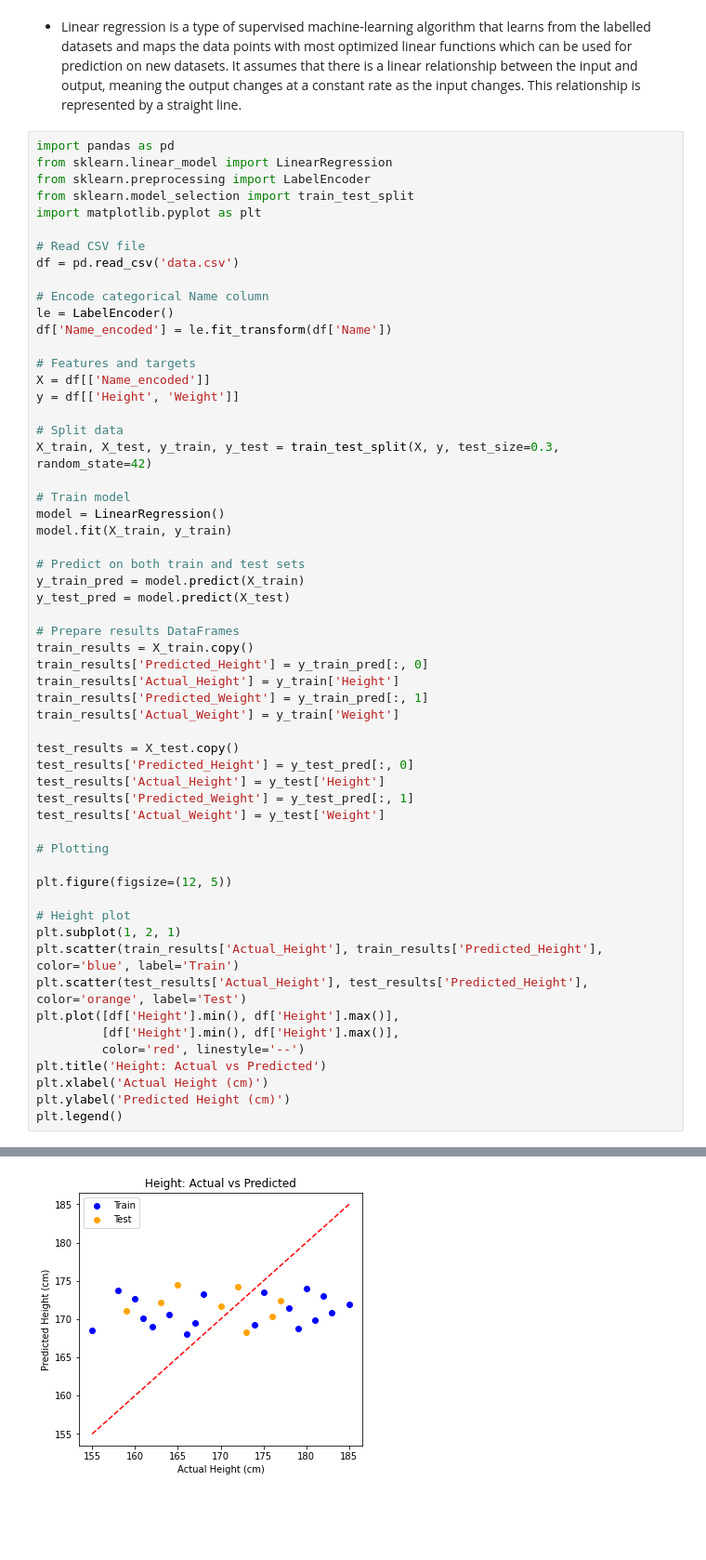
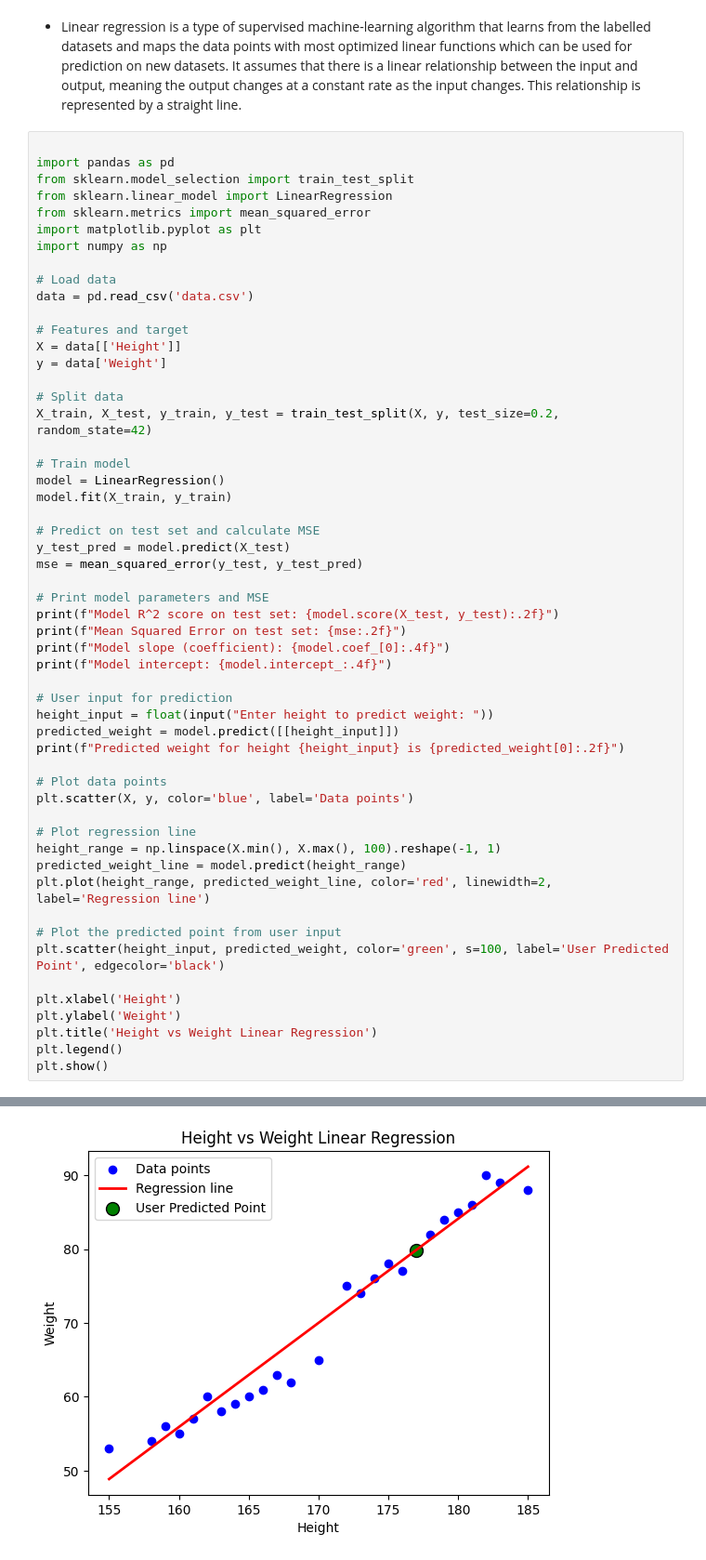
Before and after one commit to abhinavomanakuttan/KTU-LAB-WORKS, a Jupyter notebook: AI & ML LAB/Lab2/linear regeression.ipynb, the cells around one changed output, grey strips where cells are left out. Shown at 93% size. Drawn from its saved outputs; the diff is of its cells as text; blank space fills up the shorter version.

```diff
--- a/AI & ML LAB/Lab2/linear regeression.ipynb
+++ b/AI & ML LAB/Lab2/linear regeression.ipynb
@@ -3,60 +3,57 @@
 # %% [markdown]
 * Linear regression is a type of supervised machine-learning algorithm that learns from the labelled datasets and maps the data points with most optimized linear functions which can be used for prediction on new datasets. It assumes that there is a linear relationship between the input and output, meaning the output changes at a constant rate as the input changes. This relationship is represented by a straight line.
 # %%
+
 import pandas as pd
+from sklearn.model_selection import train_test_split
 from sklearn.linear_model import LinearRegression
-from sklearn.preprocessing import LabelEncoder
-from sklearn.model_selection import train_test_split
+from sklearn.metrics import mean_squared_error
 import matplotlib.pyplot as plt
+import numpy as np
 
-# Read CSV file
-df = pd.read_csv('data.csv')
+# Load data
+data = pd.read_csv('data.csv')
 
-# Encode categorical Name column
-le = LabelEncoder()
-df['Name_encoded'] = le.fit_transform(df['Name'])
-
-# Features and targets
-X = df[['Name_encoded']]
-y = df[['Height', 'Weight']]
+# Features and target
+X = data[['Height']]
+y = data['Weight']
 
 # Split data
-X_train, X_test, y_train, y_test = train_test_split(X, y, test_size=0.3, random_state=42)
+X_train, X_test, y_train, y_test = train_test_split(X, y, test_size=0.2, random_state=42)
 
 # Train model
 model = LinearRegression()
 model.fit(X_train, y_train)
 
-# Predict on both train and test sets
-y_train_pred = model.predict(X_train)
+# Predict on test set and calculate MSE
 y_test_pred = model.predict(X_test)
+mse = mean_squared_error(y_test, y_test_pred)
 
-# Prepare results DataFrames
-train_results = X_train.copy()
-train_results['Predicted_Height'] = y_train_pred[:, 0]
-train_results['Actual_Height'] = y_train['Height']
-train_results['Predicted_Weight'] = y_train_pred[:, 1]
-train_results['Actual_Weight'] = y_train['Weight']
+# Print model parameters and MSE
+print(f"Model R^2 score on test set: {model.score(X_test, y_test):.2f}")
+print(f"Mean Squared Error on test set: {mse:.2f}")
+print(f"Model slope (coefficient): {model.coef_[0]:.4f}")
+print(f"Model intercept: {model.intercept_:.4f}")
 
-test_results = X_test.copy()
-test_results['Predicted_Height'] = y_test_pred[:, 0]
-test_results['Actual_Height'] = y_test['Height']
-test_results['Predicted_Weight'] = y_test_pred[:, 1]
-test_results['Actual_Weight'] = y_test['Weight']
+# User input for prediction
+height_input = float(input("Enter height to predict weight: "))
+predicted_weight = model.predict([[height_input]])
+print(f"Predicted weight for height {height_input} is {predicted_weight[0]:.2f}")
 
-# Plotting
+# Plot data points
+plt.scatter(X, y, color='blue', label='Data points')
 
-plt.figure(figsize=(12, 5))
+# Plot regression line
+height_range = np.linspace(X.min(), X.max(), 100).reshape(-1, 1)
+predicted_weight_line = model.predict(height_range)
+plt.plot(height_range, predicted_weight_line, color='red', linewidth=2, label='Regression line')
 
-# Height plot
-plt.subplot(1, 2, 1)
-plt.scatter(train_results['Actual_Height'], train_results['Predicted_Height'], color='blue', label='Train')
-plt.scatter(test_results['Actual_Height'], test_results['Predicted_Height'], color='orange', label='Test')
-plt.plot([df['Height'].min(), df['Height'].max()],
-         [df['Height'].min(), df['Height'].max()],
-         color='red', linestyle='--')
-plt.title('Height: Actual vs Predicted')
-plt.xlabel('Actual Height (cm)')
-plt.ylabel('Predicted Height (cm)')
+# Plot the predicted point from user input
+plt.scatter(height_input, predicted_weight, color='green', s=100, label='User Predicted Point', edgecolor='black')
+
+plt.xlabel('Height')
+plt.ylabel('Weight')
+plt.title('Height vs Weight Linear Regression')
 plt.legend()
+plt.show()
 # %% [output]
@@ -64 +66 @@ plt.legend()
-[figure, old version]
+[figure, new version]
```
Also changed, not shown: parts of 2 cells of this notebook.
